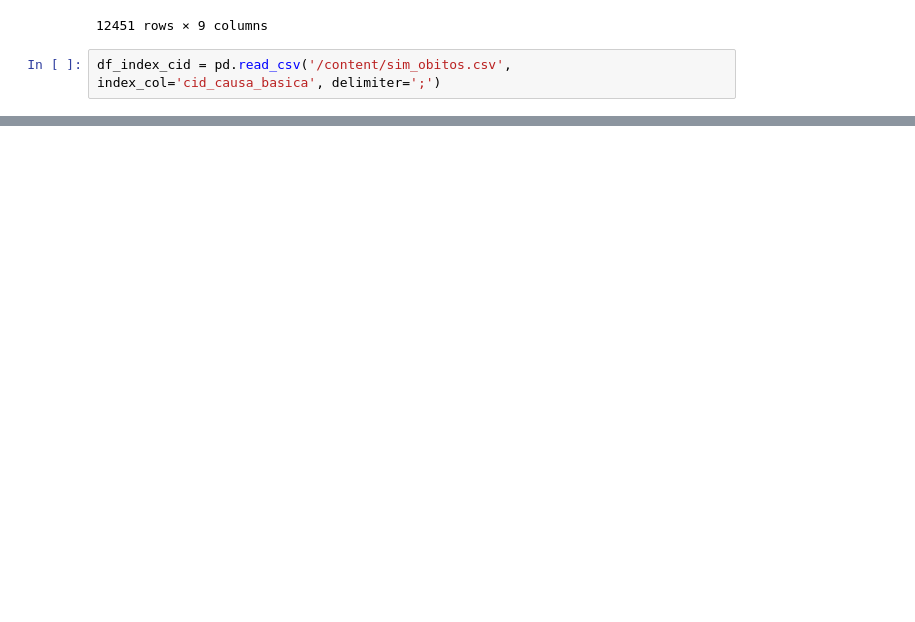
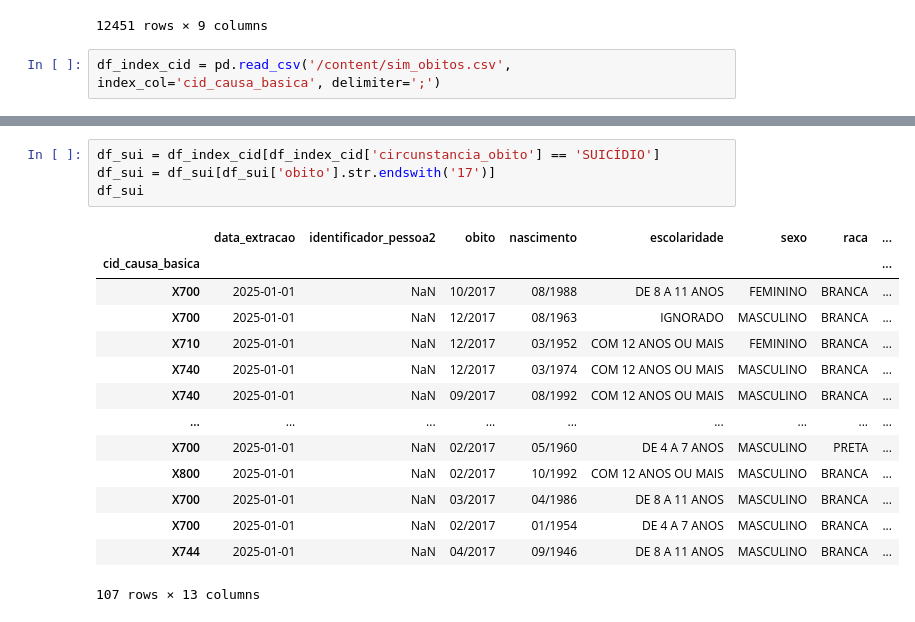
Before and after one commit to arturbernardo/data_sus, a Jupyter notebook: obitos_cid_datasus.ipynb, the cells around one changed output, grey strips where cells are left out. Drawn from its saved outputs; the diff is of its cells as text; blank space fills up the shorter version.

```diff
--- a/obitos_cid_datasus.ipynb
+++ b/obitos_cid_datasus.ipynb
@@ -67,0 +70,19 @@ df_index_cid.loc['K703']
+# %%
+df_sui = df_index_cid[df_index_cid['circunstancia_obito'] == 'SUICÍDIO']
+df_sui = df_sui[df_sui['obito'].str.endswith('17')]
+df_sui
+# %% [output]
+|  | data_extracao | identificador_pessoa2 | obito | nascimento | escolaridade | sexo | raca | ... |
+| cid_causa_basica |  |  |  |  |  |  |  | ... |
+| X700 | 2025-01-01 | NaN | 10/2017 | 08/1988 | DE 8 A 11 ANOS | FEMININO | BRANCA | ... |
+| X700 | 2025-01-01 | NaN | 12/2017 | 08/1963 | IGNORADO | MASCULINO | BRANCA | ... |
+| X710 | 2025-01-01 | NaN | 12/2017 | 03/1952 | COM 12 ANOS OU MAIS | FEMININO | BRANCA | ... |
+| X740 | 2025-01-01 | NaN | 12/2017 | 03/1974 | COM 12 ANOS OU MAIS | MASCULINO | BRANCA | ... |
+| X740 | 2025-01-01 | NaN | 09/2017 | 08/1992 | COM 12 ANOS OU MAIS | MASCULINO | BRANCA | ... |
+| ... | ... | ... | ... | ... | ... | ... | ... | ... |
+| X700 | 2025-01-01 | NaN | 02/2017 | 05/1960 | DE 4 A 7 ANOS | MASCULINO | PRETA | ... |
+| X800 | 2025-01-01 | NaN | 02/2017 | 10/1992 | COM 12 ANOS OU MAIS | MASCULINO | BRANCA | ... |
+| X700 | 2025-01-01 | NaN | 03/2017 | 04/1986 | DE 8 A 11 ANOS | MASCULINO | BRANCA | ... |
+| X700 | 2025-01-01 | NaN | 02/2017 | 01/1954 | DE 4 A 7 ANOS | MASCULINO | BRANCA | ... |
+| X744 | 2025-01-01 | NaN | 04/2017 | 09/1946 | DE 8 A 11 ANOS | MASCULINO | BRANCA | ... |
+107 rows × 13 columns
```
Also changed, not shown: parts of 6 cells of this notebook.
